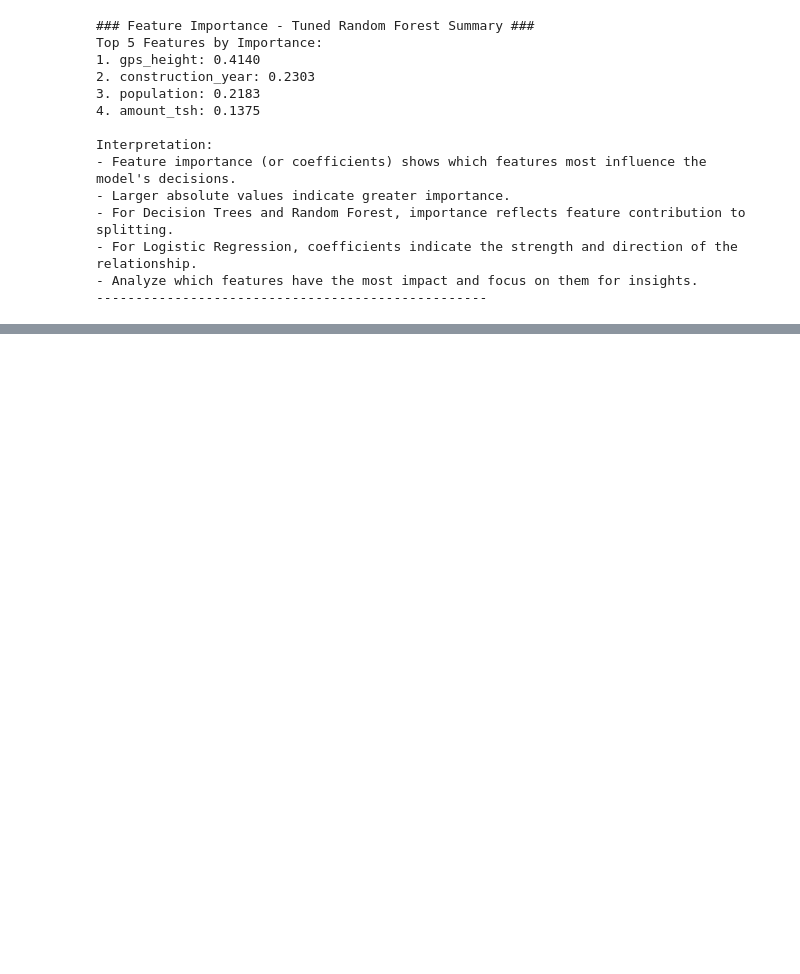
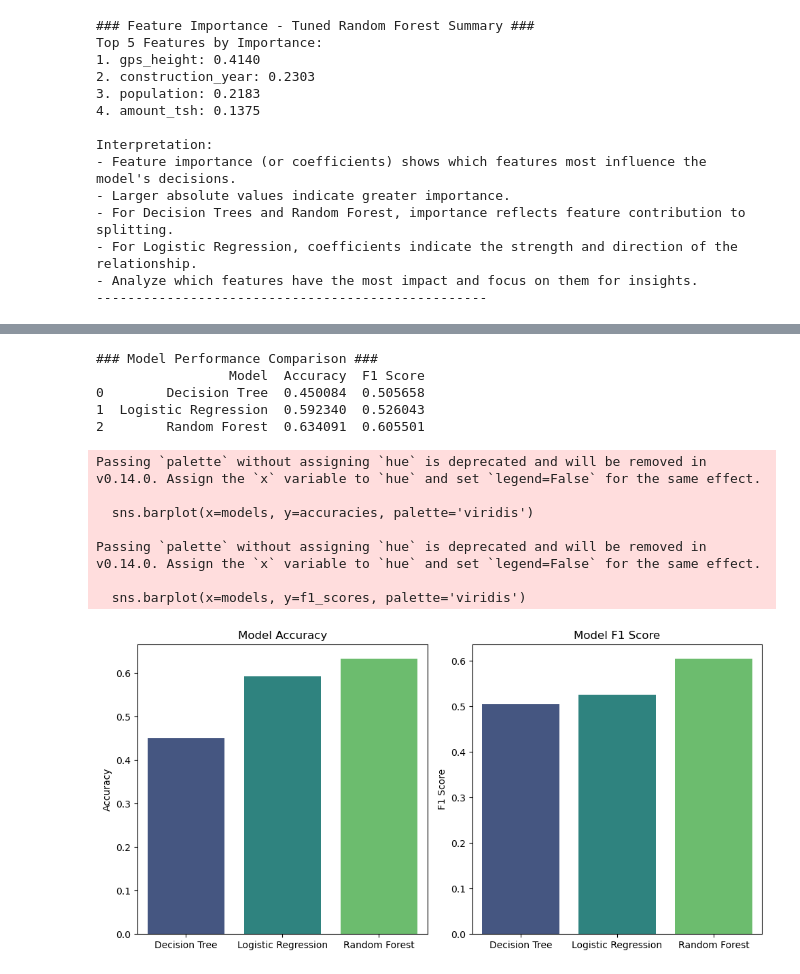
Before and after one commit to Otim135/PHASE_3_CLASSIFICATION_PROJECT, a Jupyter notebook: final_well_analysis.ipynb, the cells around one changed output, grey strips where cells are left out. Drawn from its saved outputs; the diff is of its cells as text; code cells hidden in the pictures; blank space fills up the shorter version.

Commit message:
Compared model results (Accuracy and F1 Scores) for all the models

```diff
--- a/final_well_analysis.ipynb
+++ b/final_well_analysis.ipynb
@@ -820,0 +825,78 @@ Interpretation:
+# %%
+import pandas as pd
+import matplotlib.pyplot as plt
+import seaborn as sns
+from sklearn.metrics import accuracy_score, f1_score
+
+### **13. Compare Model Results**
+
+# Compare Accuracy and F1 Scores
+models = ['Decision Tree', 'Logistic Regression', 'Random Forest']
+accuracies = [
+    accuracy_score(y_val, y_pred_dt),
+    accuracy_score(y_val, y_pred_lr),
+    accuracy_score(y_val, y_pred_rf)  # Add Random Forest
+]
+f1_scores = [
+    f1_score(y_val, y_pred_dt, average='weighted'),
+    f1_score(y_val, y_pred_lr, average='weighted'),
+    f1_score(y_val, y_pred_rf, average='weighted')  # Add Random Forest
+]
+
+# Print the comparison table
+results = pd.DataFrame({
+    'Model': models,
+    'Accuracy': accuracies,
+    'F1 Score': f1_scores
+})
+
+print("### Model Performance Comparison ###")
+print(results)
+
+# Plot Model Comparison
+plt.figure(figsize=(10, 5))
+
+# Accuracy Comparison
+plt.subplot(1, 2, 1)
+sns.barplot(x=models, y=accuracies, palette='viridis')
+plt.title('Model Accuracy')
+plt.ylabel('Accuracy')
+
+# F1 Score Comparison
+plt.subplot(1, 2, 2)
+sns.barplot(x=models, y=f1_scores, palette='viridis')
+plt.title('Model F1 Score')
+plt.ylabel('F1 Score')
+
+plt.tight_layout()
+plt.show()
+
+# Summary
+print("\n### Observations ###")
+
+# Accuracy Comparison
+best_model_accuracy = models[accuracies.index(max(accuracies))]
+print(f"- {best_model_accuracy} has the highest accuracy ({max(accuracies):.2f}).")
+
+# F1 Score Comparison
+best_model_f1 = models[f1_scores.index(max(f1_scores))]
+print(f"- {best_model_f1} has the highest F1 Score ({max(f1_scores):.2f}).")
+
+print("\nInterpretation:")
+print("- Accuracy measures how often the model is correct overall.")
+print("- F1 Score balances precision and recall, making it more informative for imbalanced classes.")
+print("- Random Forest often performs well due to its ensemble nature, combining multiple decision trees for robust performance.")
+# %% [output]
+### Model Performance Comparison ###
+                 Model  Accuracy  F1 Score
+0        Decision Tree  0.450084  0.505658
+1  Logistic Regression  0.592340  0.526043
+2        Random Forest  0.634091  0.605501
+Passing `palette` without assigning `hue` is deprecated and will be removed in v0.14.0. Assign the `x` variable to `hue` and set `legend=False` for the same effect.
+
+  sns.barplot(x=models, y=accuracies, palette='viridis')
+
+Passing `palette` without assigning `hue` is deprecated and will be removed in v0.14.0. Assign the `x` variable to `hue` and set `legend=False` for the same effect.
+
+  sns.barplot(x=models, y=f1_scores, palette='viridis')
+[figure, added]
```
Also changed, not shown: parts of 2 cells of this notebook.
